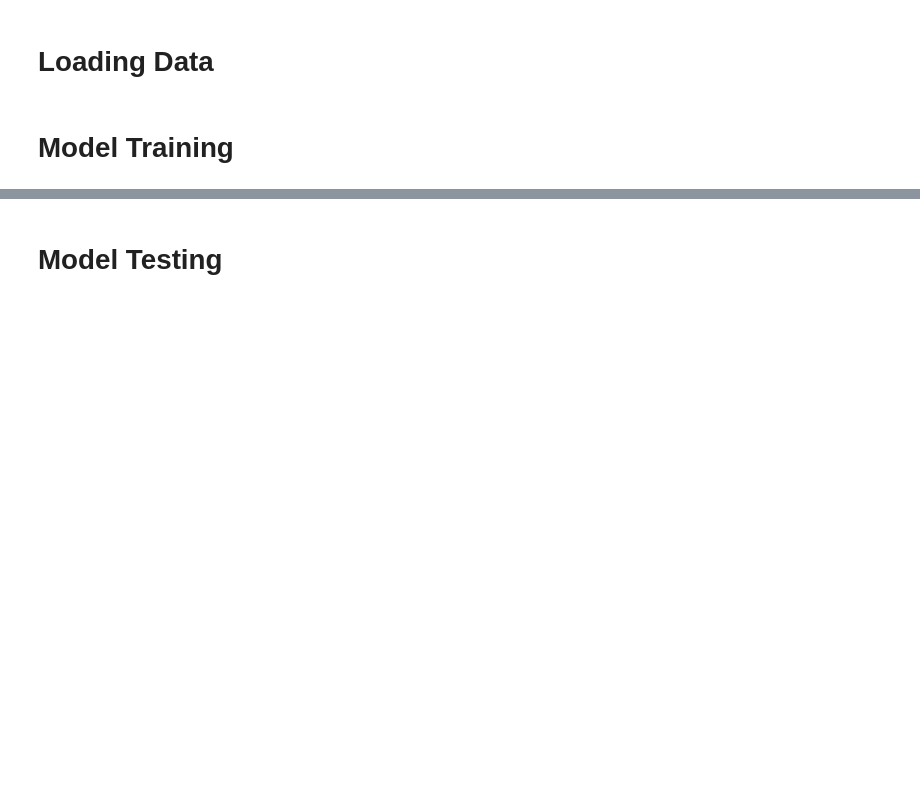
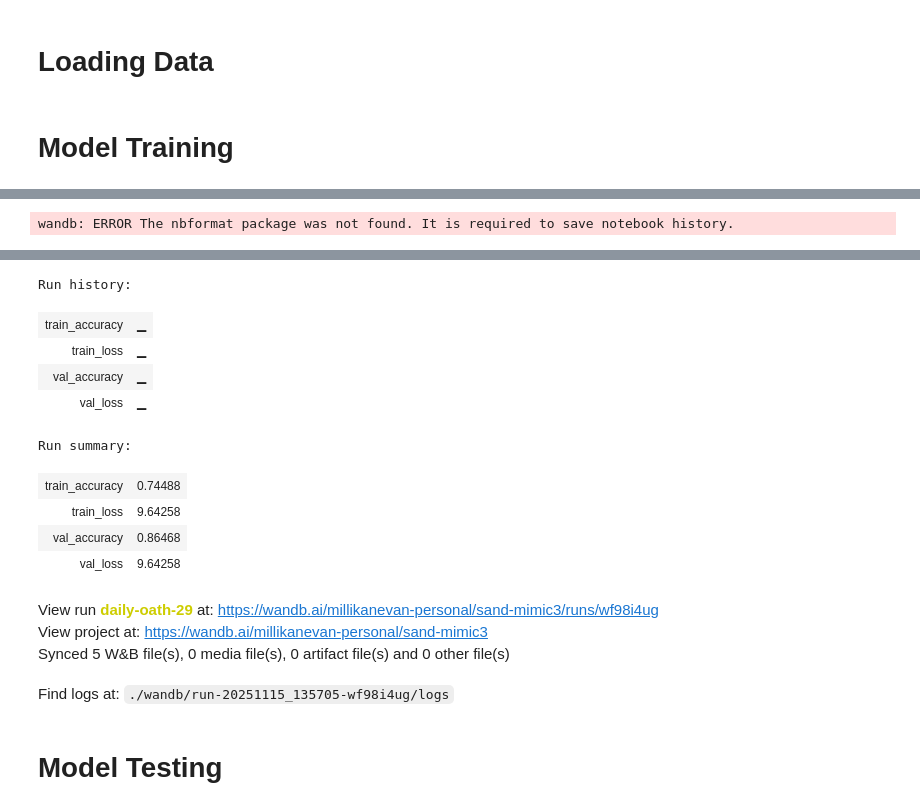
Before and after one commit to yiwei97/mimic3-sand, a Jupyter notebook: mimic3models/in_hospital_mortality/run_sand_mortality_e2e.ipynb, the cells around one changed output, grey strips where cells are left out. Saved outputs shown, nothing was run; the diff lists cells and outputs as text; code cells hidden in the pictures; blank space fills up the shorter version.

Commit message:
Run Sand In Hospital Mortality End To ENd

```diff
--- a/mimic3models/in_hospital_mortality/run_sand_mortality_e2e.ipynb
+++ b/mimic3models/in_hospital_mortality/run_sand_mortality_e2e.ipynb
@@ -101,7 +124,7 @@ class ScheduledOptimizer:
     def state_dict(self):
         return self._optimizer.state_dict()
 # %%
-def generate_causal_mask(seq_len, device='cuda'):
+def generate_causal_mask(seq_len, device=device):
     """
     Generates an upper triangular mask for causal attention.
     """
@@ -138,7 +161,7 @@ class ResidualBlock(nn.Module):
         self.dropout = nn.Dropout(p=p)
         self.norm = nn.LayerNorm(embed_dim)
         self.attn_weights = None
-        self.causal_mask = generate_causal_mask(seq_len, device='cuda')
+        self.causal_mask = generate_causal_mask(seq_len, device=device)
 
 
     def forward(self, x: torch.Tensor) -> torch.Tensor:
@@ -249,7 +272,7 @@ class RegressionModule(nn.Module):
         x = self.fc(x)
         return x
 # %%
-def generate_causal_mask(seq_len, device='cuda'):
+def generate_causal_mask(seq_len, device=device):
     """
     Generates an upper triangular mask for causal attention.
     """
@@ -286,7 +309,7 @@ class ResidualBlock(nn.Module):
         self.dropout = nn.Dropout(p=p)
         self.norm = nn.LayerNorm(embed_dim)
         self.attn_weights = None
-        self.causal_mask = generate_causal_mask(seq_len, device='cuda')
+        self.causal_mask = generate_causal_mask(seq_len, device=device)
 
 
     def forward(self, x: torch.Tensor) -> torch.Tensor:
@@ -796,7 +814,7 @@ val_reader = InHospitalMortalityReader(
 )
 
 discretizer = Discretizer(
-    timestep=float(args.timestep),
+    timestep=float(timestep),
     store_masks=True,
     impute_strategy='previous',
     start_time='zero'
@@ -815,8 +833,8 @@ normalizer.load_params(normalizer_state)
 # %%
 small_part = False
 
-train_raw = utils.load_data(train_reader, discretizer, normalizer, seq_len, small_part)
-val_raw = utils.load_data(val_reader, discretizer, normalizer, seq_len, small_part)
+train_raw = utils.load_data(train_reader, discretizer, normalizer, small_part)
+val_raw = utils.load_data(val_reader, discretizer, normalizer, small_part)
 
 train_x, train_y = train_raw
 val_x, val_y = val_raw
@@ -824,6 +842,11 @@ val_x, val_y = val_raw
 train_y = np.array(train_y)
 val_y = np.array(val_y)
 
+train_x = torch.tensor(train_x, dtype=torch.float32)
+train_y = torch.tensor(train_y, dtype=torch.long)  # classification labels
+val_x = torch.tensor(val_x, dtype=torch.float32)
+val_y = torch.tensor(val_y, dtype=torch.long)
+
 train_ds = TensorDataset(train_x, train_y)
 val_ds = TensorDataset(val_x, val_y)
 # %% [markdown]
@@ -863,3 +895,6 @@ model.fit(
      "val": val_loader},
     epochs=20
 )
+model.run.finish()
+# %% [output]
+wandb: ERROR The nbformat package was not found. It is required to save notebook history.
@@ -866,3 +902,17 @@ model.fit(
+Run history:
+| train_accuracy | ▁ |
+| train_loss | ▁ |
+| val_accuracy | ▁ |
+| val_loss | ▁ |
+Run summary:
+| train_accuracy | 0.74488 |
+| train_loss | 9.64258 |
+| val_accuracy | 0.86468 |
+| val_loss | 9.64258 |
+View run daily-oath-29 at: https://wandb.ai/millikanevan-personal/sand-mimic3/runs/wf98i4ug
+View project at: https://wandb.ai/millikanevan-personal/sand-mimic3
+Synced 5 W&B file(s), 0 media file(s), 0 artifact file(s) and 0 other file(s)
+Find logs at: ./wandb/run-20251115_135705-wf98i4ug/logs
 # %% [markdown]
 # Model Testing
 # %%
```
Also changed, not shown: parts of 11 cells of this notebook.
